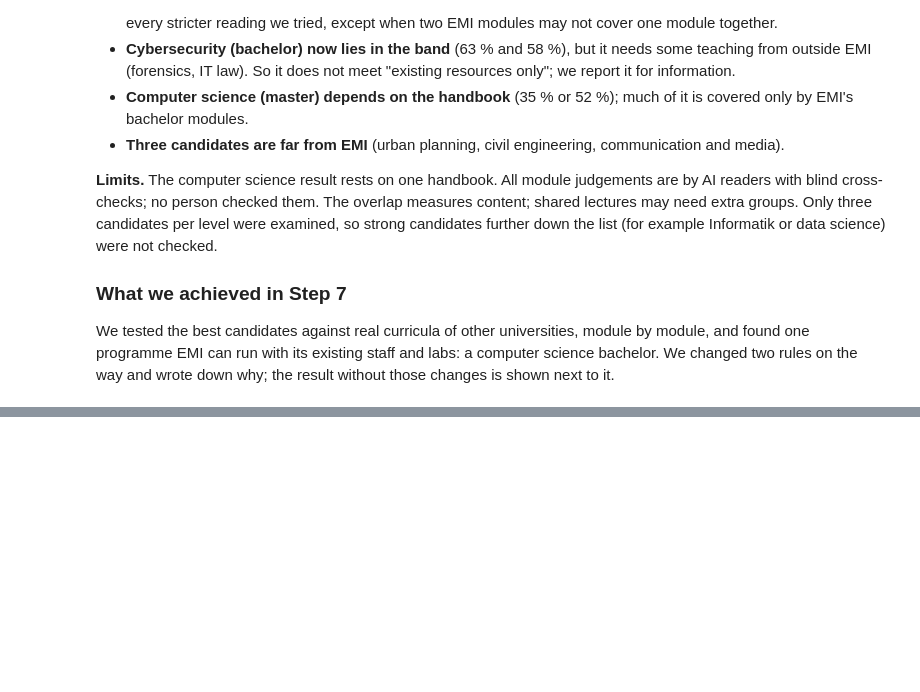
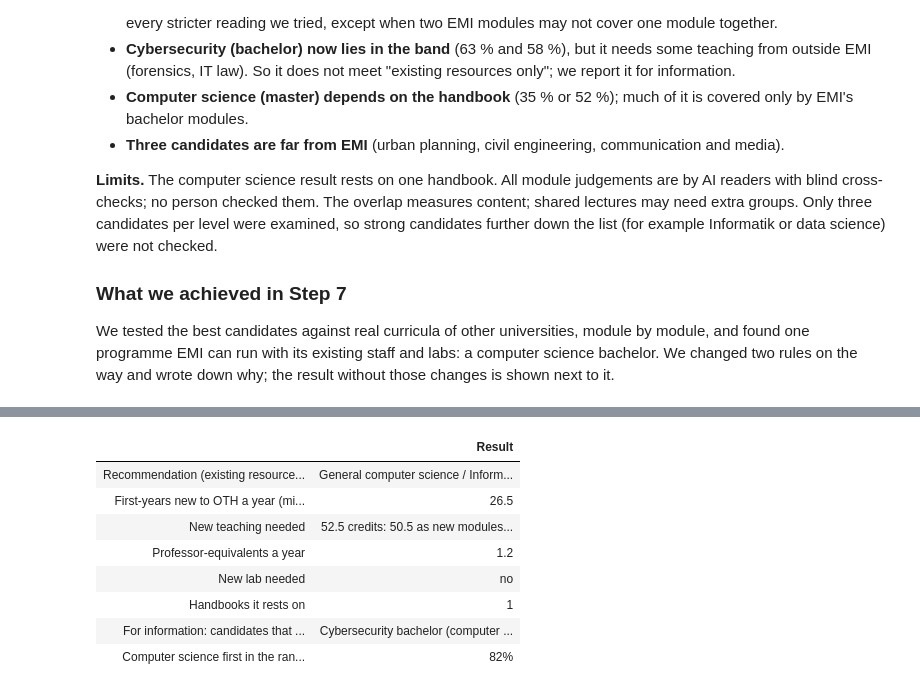
Before and after one commit to SomanthaManuranga/study-program-intelligence, a Jupyter notebook: notebooks/funnel_progress.ipynb, the cells around one changed output, grey strips where cells are left out. Drawn from its saved outputs; the diff is of its cells as text; code cells hidden in the pictures; blank space fills up the shorter version.

```diff
--- a/notebooks/funnel_progress.ipynb
+++ b/notebooks/funnel_progress.ipynb
@@ -902,0 +909,23 @@ We tested the best candidates against real curricula of other universities, modu
+# %%
+S8 = json.loads((ROOT / "data" / "interim" / "funnel2_step8.json").read_text(encoding="utf-8"))
+d1, d2 = S8["sets"]["first"]["decision"]["as written"], S8["sets"]["second"]["decision"]["as written"]
+show(pd.DataFrame([
+    ("Recommendation (existing resources only)", "General computer science / Informatik bachelor"),
+    ("First-years new to OTH a year (middle estimate)", f"{d1['net-new central']:.1f}"),
+    ("New teaching needed", f"{d1['new teaching ECTS']:.1f} credits: {float(d1['N ECTS']):.1f} as new modules by current lecturers, {float(d1['T ECTS']):.1f} by a teaching assignment"),
+    ("Professor-equivalents a year", f"{d1['professor-equivalents']:.1f}"),
+    ("New lab needed", "no"),
+    ("Handbooks it rests on", int(d1["references"])),
+    ("For information: candidates that need outside teaching", "Cybersecurity bachelor (computer science still ranks first among both)"),
+    ("Computer science first in the random draws (among both)", f"{d2['P(rank 1)']:.0%}"),
+], columns=["", "Result"]))
+# %% [output]
+|  | Result |
+| Recommendation (existing resource... | General computer science / Inform... |
+| First-years new to OTH a year (mi... | 26.5 |
+| New teaching needed | 52.5 credits: 50.5 as new modules... |
+| Professor-equivalents a year | 1.2 |
+| New lab needed | no |
+| Handbooks it rests on | 1 |
+| For information: candidates that ... | Cybersecurity bachelor (computer ... |
+| Computer science first in the ran... | 82% |
```
Also changed, not shown: parts of 9 cells of this notebook, 3 other files.
